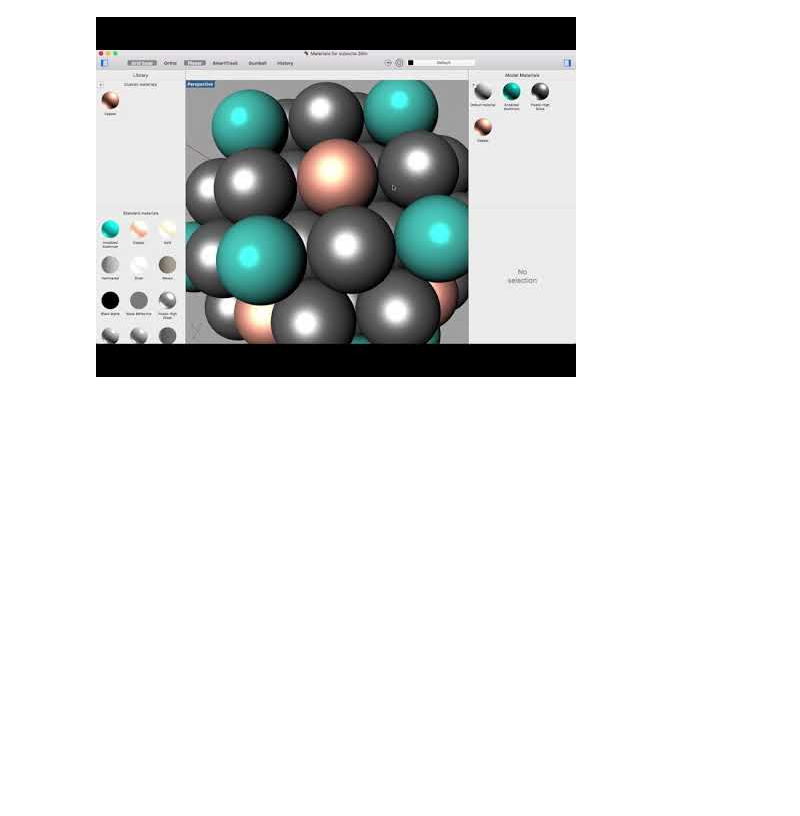
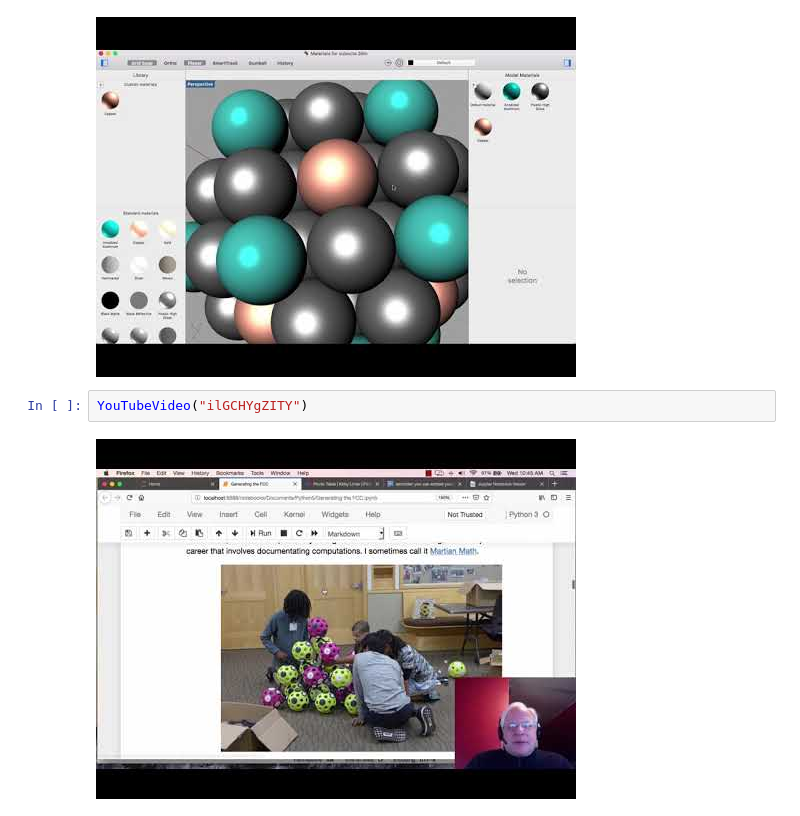
Before and after one commit to 4dsolutions/Python5, a Jupyter notebook: Generating the FCC.ipynb, the cells around one changed output. Drawn from its saved outputs; the diff is of its cells as text; blank space fills up the shorter version.

```diff
--- a/Generating the FCC.ipynb
+++ b/Generating the FCC.ipynb
@@ -224,3 +222,7 @@ from IPython.display import YouTubeVideo
 YouTubeVideo("rGMrTWPxPZg")
 # %% [output]
 [figure]
+# %%
+YouTubeVideo("ilGCHYgZITY")
+# %% [output]
+[figure, added]
```
Also changed, not shown: parts of 1 cell of this notebook.
